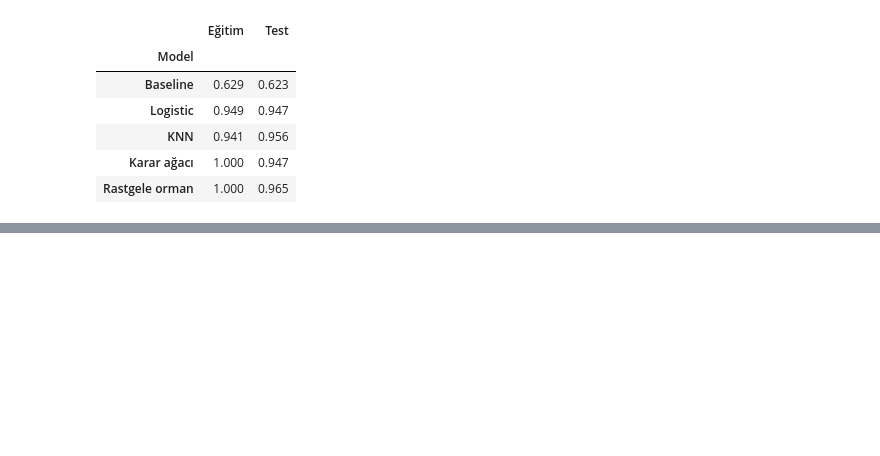
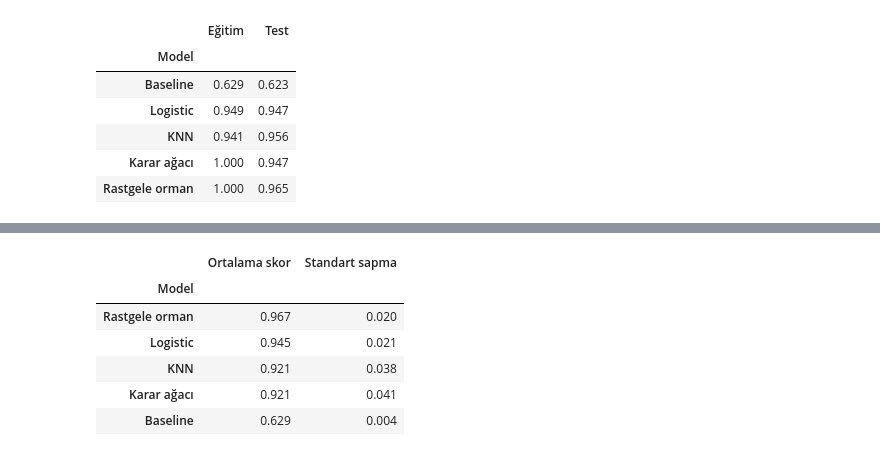
Before and after one commit to 0gsar1m/SoftITo, a Jupyter notebook: Machine_Learning/Classification_colaab_hocanın_21.09.2026.ipynb, the cells around one changed output, grey strips where cells are left out. Drawn from its saved outputs; the diff is of its cells as text; code cells hidden in the pictures; blank space fills up the shorter version.

```diff
--- a/Machine_Learning/Classification_colaab_hocanın_21.09.2026.ipynb
+++ b/Machine_Learning/Classification_colaab_hocanın_21.09.2026.ipynb
@@ -105,0 +142,19 @@ pd.DataFrame(satirlar).set_index("Model").round(3)
+# %%
+cv = StratifiedKFold(n_splits=5, shuffle =True, random_state=SEED)
+
+satirlar =[]
+
+for ad, m in siniflandiricilar.items():
+  skorlar=cross_val_score(m,Xc_train,yc_train,cv=cv,scoring="accuracy")
+  satirlar.append({"Model":ad,"Ortalama skor":skorlar.mean(),"Standart sapma":skorlar.std()})
+
+cv_sonuc= pd.DataFrame(satirlar).set_index("Model").sort_values("Ortalama skor",ascending=False).round(3)
+display(cv_sonuc)
+# %% [output]
+|  | Ortalama skor | Standart sapma |
+| Model |  |  |
+| Rastgele orman | 0.967 | 0.020 |
+| Logistic | 0.945 | 0.021 |
+| KNN | 0.921 | 0.038 |
+| Karar ağacı | 0.921 | 0.041 |
+| Baseline | 0.629 | 0.004 |
```
Also changed, not shown: parts of 13 cells of this notebook, 3 other files.
